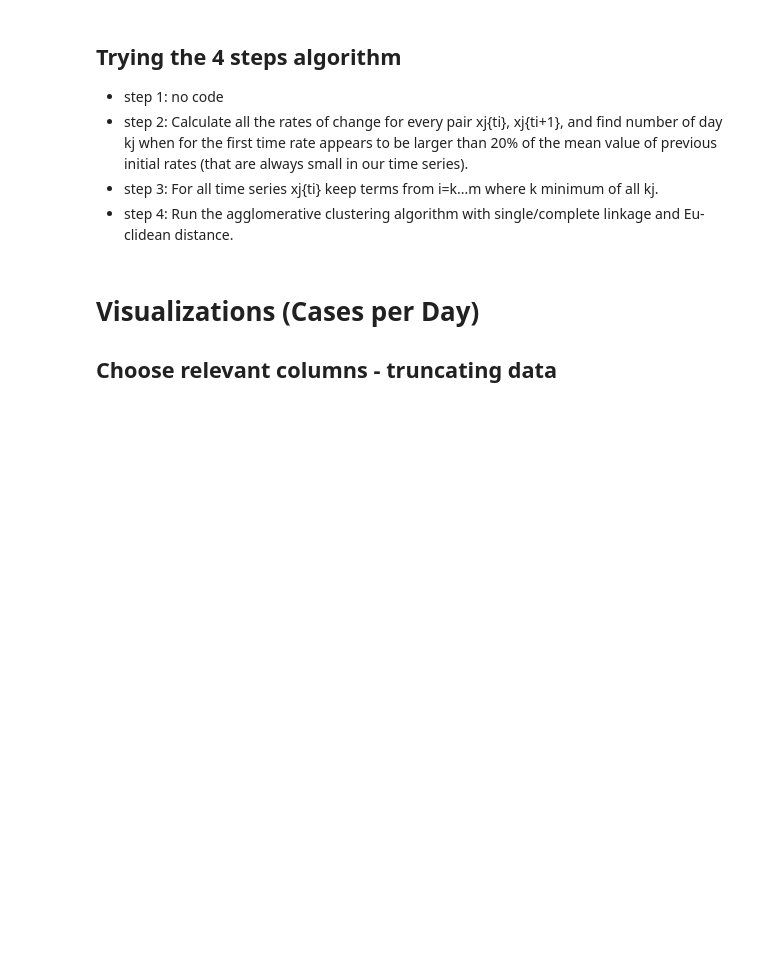
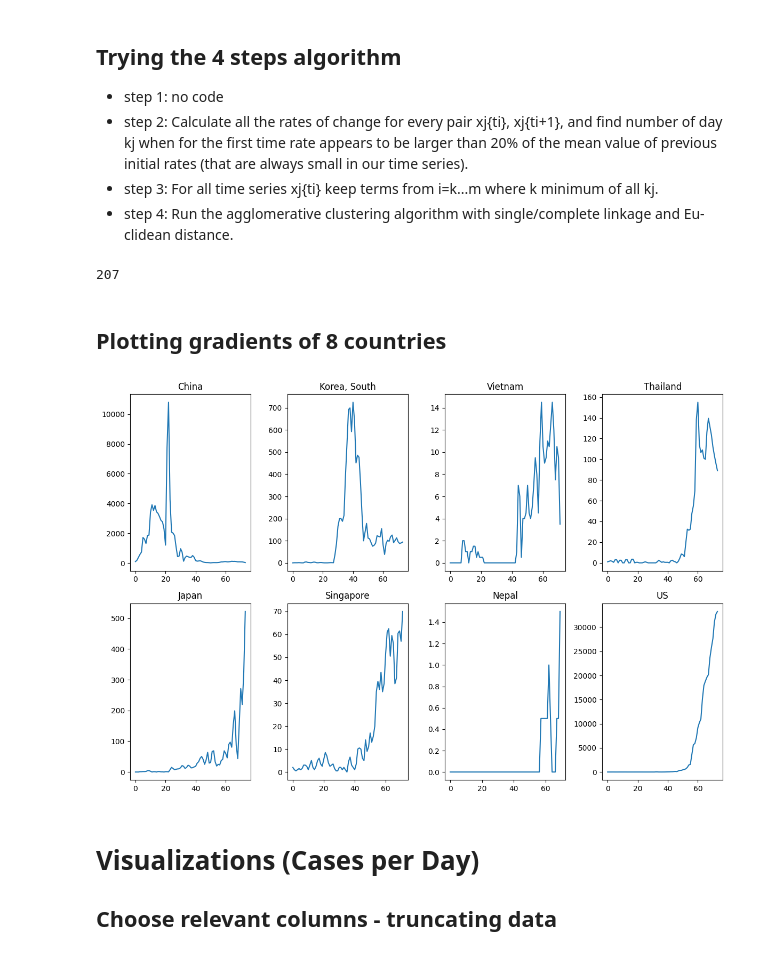
Before and after one commit to SebastianVeuskens/Covid-19-Clustering-Analysis, a Jupyter notebook: scripts/main.ipynb, the cells around one changed output. Saved outputs shown, nothing was run; the diff lists cells and outputs as text; code cells hidden in the pictures; blank space fills up the shorter version.

Commit message:
add chart gradients

```diff
--- a/scripts/main.ipynb
+++ b/scripts/main.ipynb
@@ -95,6 +95,31 @@ data_1day_pct_change_accumulative_avg = data_1day_pct_change.expanding().mean()
 data_1day_pct_change_accumulative_avg.head(5)
 # %%
 data_1day_pct_change > data_1day_pct_change_accumulative_avg * 0.2
+# %%
+len(data_1day.columns)
+# %% [output]
+207
+# %% [markdown]
+## Plotting gradients of 8 countries
+# %%
+# Create an empty figure with a grid of subplots
+fig, axes = plt.subplots(nrows=2, ncols=4, figsize=(12, 8))
+
+# Loop through all the countries
+prova = data_1day[['China', 'Korea, South', 'Vietnam', 'Thailand', 'Japan', 'Singapore', 'Nepal', 'US']]
+for i, country in enumerate(prova.columns):
+    # Get the corresponding subplot
+    ax = axes.flat[i]
+    # Plot the time series data for the current country
+    ax.plot(np.gradient(data_1day[country]))
+    # Add a title to the subplot
+    ax.set_title(country)
+
+# Show the plot
+plt.tight_layout()
+plt.show()
+# %% [output]
+[figure, added]
 # %% [markdown]
 # Visualizations (Cases per Day)
 ## Choose relevant columns - truncating data
```
